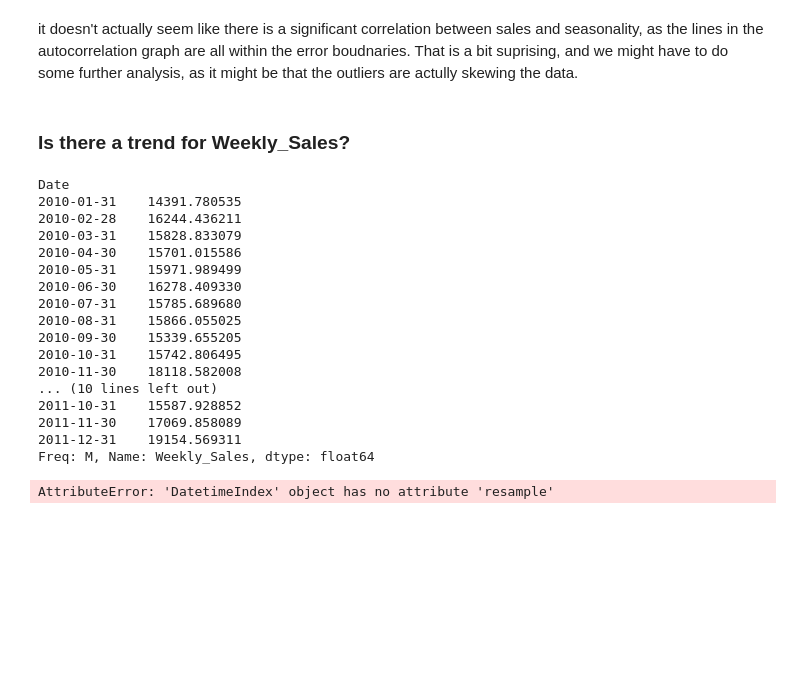
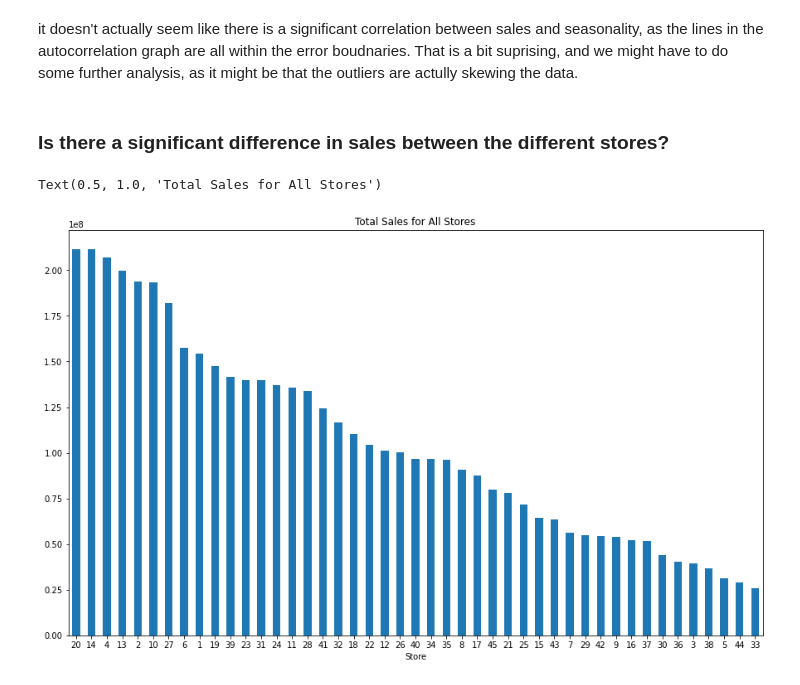
Before and after one commit to guedanie/retail-time-series-project, a Jupyter notebook: retail-time-series-analysis.ipynb, the cells around one changed output. Drawn from its saved outputs; the diff is of its cells as text; code cells hidden in the pictures; blank space fills up the shorter version.

```diff
--- a/retail-time-series-analysis.ipynb
+++ b/retail-time-series-analysis.ipynb
@@ -280,32 +280,12 @@ pd.plotting.autocorrelation_plot(train["Weekly_Sales"].resample("M").mean())
 [figure]
 # %% [markdown]
 it doesn't actually seem like there is a significant correlation between sales and seasonality, as the lines in the autocorrelation graph are all within the error boudnaries. That is a bit suprising, and we might have to do some further analysis, as it might be that the outliers are actully skewing the data.
-# %% [markdown]
-### Is there a trend for Weekly_Sales?
-# %%
-sales = train.Weekly_Sales.resample("M").mean()
-sales
-# %% [output]
-Date
-2010-01-31    14391.780535
-2010-02-28    16244.436211
-2010-03-31    15828.833079
-2010-04-30    15701.015586
-2010-05-31    15971.989499
-2010-06-30    16278.409330
-2010-07-31    15785.689680
-2010-08-31    15866.055025
-2010-09-30    15339.655205
-2010-10-31    15742.806495
-2010-11-30    18118.582008
-... (10 lines left out)
-2011-10-31    15587.928852
-2011-11-30    17069.858089
-2011-12-31    19154.569311
-Freq: M, Name: Weekly_Sales, dtype: float64
-# %%
-sales = train.Weekly_Sales.resample("M").mean()
-
-sns.scatterplot(data=sales, x=sales.index, y=`Weekly_Sales")
-# %% [output]
-AttributeError: 'DatetimeIndex' object has no attribute 'resample'
+# %% [markdown]
+### Is there a significant difference in sales between the different stores?
+# %%
+train.groupby("Store").Weekly_Sales.sum().sort_values(ascending=False).plot.bar(figsize=(15,9))
+plt.xticks(rotation=0)
+plt.title("Total Sales for All Stores")
+# %% [output]
+Text(0.5, 1.0, 'Total Sales for All Stores')
+[figure, added]
```
Also changed, not shown: parts of 3 cells of this notebook.
